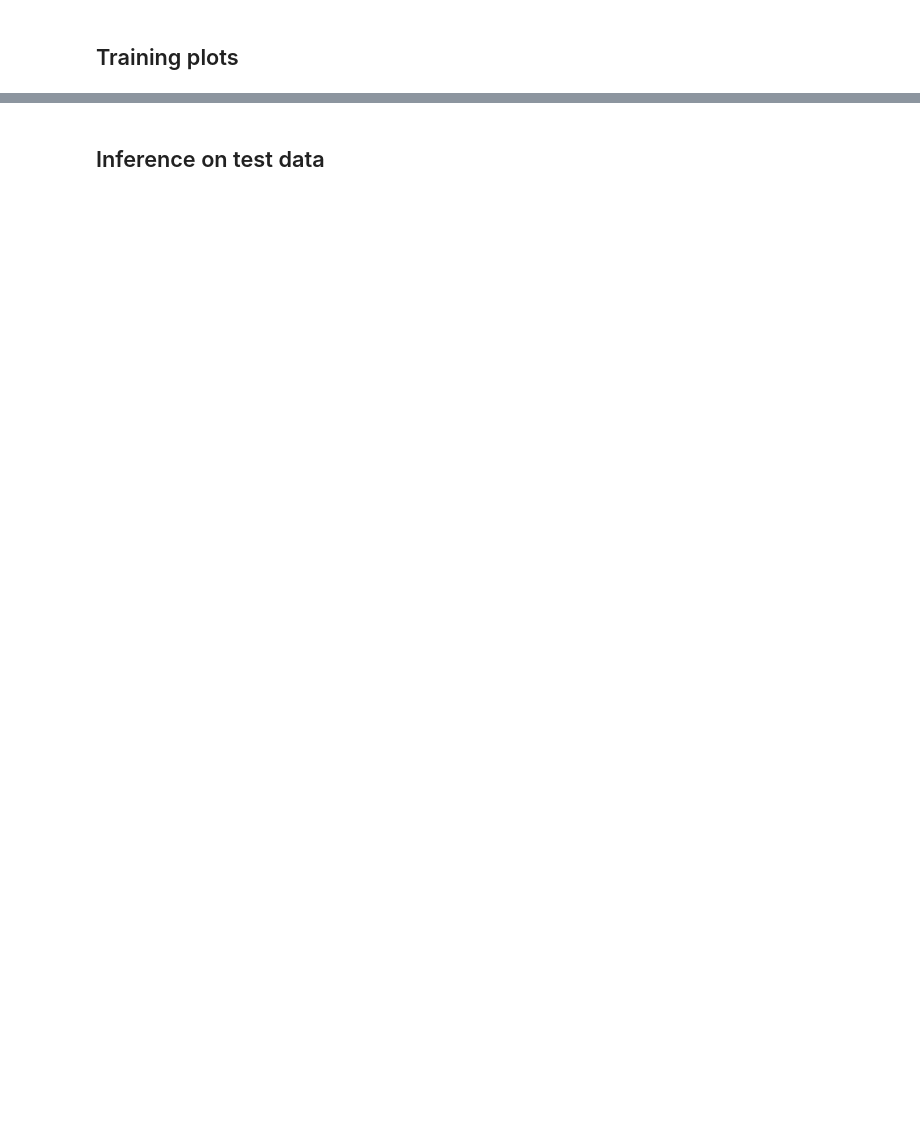
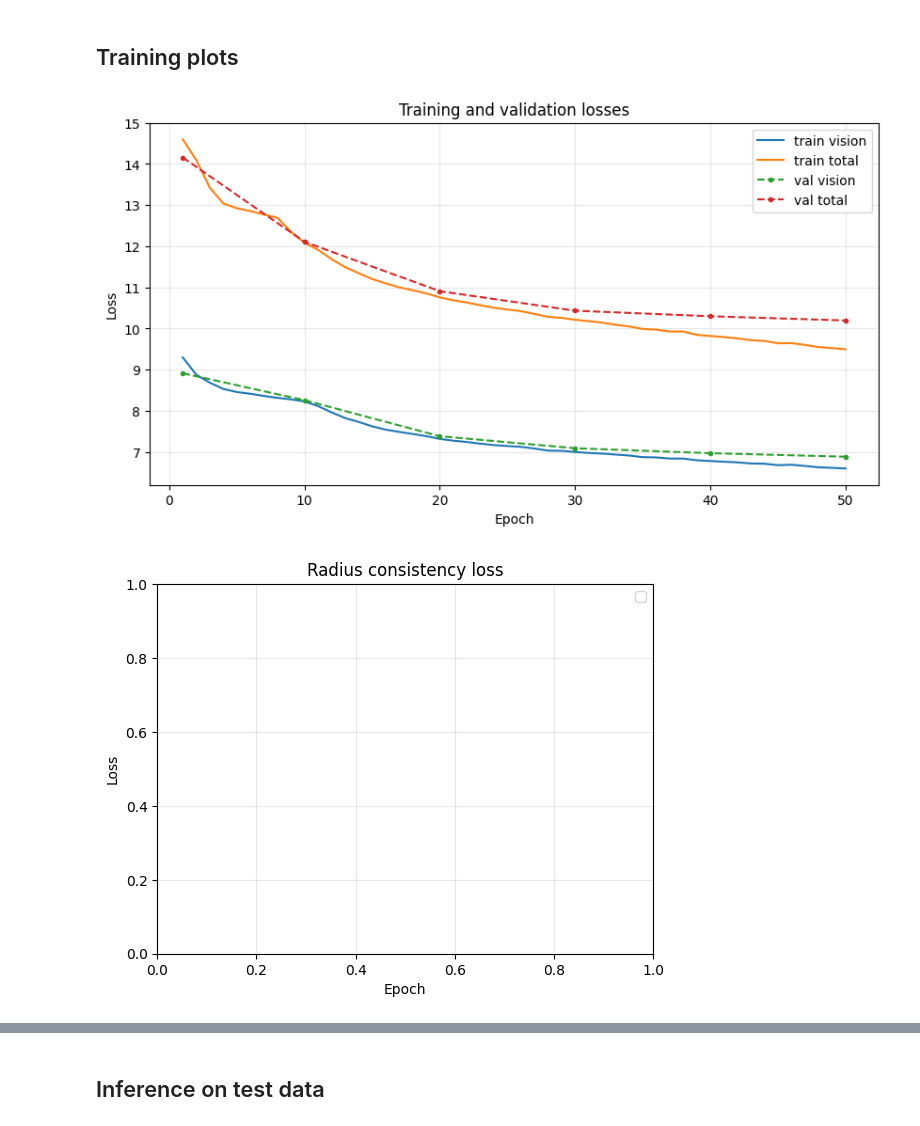
Before and after one commit to jo6815en/pose_from_cylinders, a Jupyter notebook: train_v2.ipynb, the cells around one changed output, grey strips where cells are left out. Drawn from its saved outputs; the diff is of its cells as text; code cells hidden in the pictures; blank space fills up the shorter version.

```diff
--- a/train_v2.ipynb
+++ b/train_v2.ipynb
@@ -71,7 +71,7 @@ LAMBDA_FOREST_SPARSITY = 0.1
 OCC_THRESH = 0.5
 LAMBDA_POSE = 1.0
 LAMBDA_CORR = 1.0
-LAMBDA_DEPTH_DELTA = 0.5
+LAMBDA_DEPTH_DELTA = 0.25
 
 # Visualization settings
 INFERENCE_BATCH_SIZE = 4
@@ -663,7 +696,7 @@ Load the latest model and training history so the plots can be recreated after r
 # %%
 latest_checkpoint_path = Path(LATEST_MODEL_PATH)
 best_checkpoint_path = Path(BEST_MODEL_PATH)
-checkpoint_path = ( latest_checkpoint_path if latest_checkpoint_path.exists() else best_checkpoint_path )
+checkpoint_path = best_checkpoint_path #( latest_checkpoint_path if latest_checkpoint_path.exists() else best_checkpoint_path )
 if checkpoint_path.exists():
     checkpoint = torch.load(checkpoint_path, map_location=device)
     model.load_state_dict(checkpoint["model_state_dict"])
@@ -754,8 +846,8 @@ val_epochs = np.array(history["val_epoch"])
 forest_epochs = np.array(history["forest_epoch"])
 
 plt.figure(figsize=(10, 5))
-plt.plot(epochs, history["supervised"], label="train supervised")
-plt.plot(epochs, history["reprojection"], label="train reprojection")
+plt.plot(epochs, history["vision"], label="train vision")
+#plt.plot(epochs, history["reprojection"], label="train reprojection")
 plt.plot(epochs, history["total"], label="train total")
 
 
@@ -763,8 +855,8 @@ if FOREST_ENABLED and len(forest_epochs) > 0:
     plt.plot(forest_epochs, history["forest_total"], "--", label="forest total")
 
 if len(val_epochs) > 0:
-    plt.plot(val_epochs, history["val_supervised"], ".--", label="val supervised")
-    plt.plot(val_epochs, history["val_reprojection"], ".--", label="val reprojection")
+    plt.plot(val_epochs, history["val_vision"], ".--", label="val vision")
+    #plt.plot(val_epochs, history["val_reprojection"], ".--", label="val reprojection")
     plt.plot(val_epochs, history["val_total"], ".--", label="val total")
 
 if FOREST_ENABLED:
@@ -776,63 +868,33 @@ plt.title("Training and validation losses")
 plt.legend()
 plt.grid(True, alpha=0.3)
 plt.show()
 
-plt.figure(figsize=(10, 5))
-plt.plot(epochs, history["radius_consistency"], label="train radius_consistency")
 
 if FOREST_ENABLED and len(forest_epochs) > 0:
     plt.plot( forest_epochs, history["forest_radius_consistency"], "--", label="forest radius_consistency", )
-
-if len(val_epochs) > 0:
-    plt.plot( val_epochs, history["val_radius_consistency"], ".--", label="val radius_consistency", )
 
 if FOREST_ENABLED:
     plt.axvline(FOREST_START_EPOCH, linestyle=":", alpha=0.5, label="forest start")
 
 plt.xlabel("Epoch")
 plt.ylabel("Loss")
 plt.title("Radius consistency loss")
 plt.legend()
 plt.grid(True, alpha=0.3)
 plt.show()
 
-plt.figure(figsize=(10, 5))
-plt.plot(epochs, history["reprojection"], label="train reprojection")
-
 if FOREST_ENABLED and len(forest_epochs) > 0:
     plt.plot( forest_epochs, history["forest_reprojection"], "--", label="forest reprojection", )
-
-if len(val_epochs) > 0:
-    plt.plot( val_epochs, history["val_reprojection"], ".--", label="val reprojection", )
 
 if FOREST_ENABLED:
     plt.axvline(FOREST_START_EPOCH, linestyle=":", alpha=0.5, label="forest start")
 
 plt.xlabel("Epoch")
 plt.ylabel("Loss")
 plt.title("Reprojection loss")
 plt.legend()
 plt.grid(True, alpha=0.3)
 plt.show()
-
-plt.figure(figsize=(10, 5))
-plt.plot(epochs, history["translation_direction_error"], label="train translation direction error")
-if len(val_epochs) > 0:
-    plt.plot( val_epochs, history["val_translation_direction_error"], ".--", label="val translation direction error", )
-plt.xlabel("Epoch")
-plt.ylabel("Translation direction error (degrees)")
-plt.title("Translation direction error")
-plt.legend()
-plt.grid(True, alpha=0.3)
-plt.show()
-
-plt.figure(figsize=(10, 5))
-plt.plot(epochs, history["yaw_error_deg"], label="train yaw error")
-if len(val_epochs) > 0:
-    plt.plot(val_epochs, history["val_yaw_error_deg"], ".--", label="val yaw error")
-plt.xlabel("Epoch")
-plt.ylabel("Yaw error (degrees)")
-plt.title("Yaw error")
-plt.legend()
-plt.grid(True, alpha=0.3)
-plt.show()
+# %% [output]
+[figure, added]
+[figure, added]
```
Also changed, not shown: parts of 24 cells of this notebook.
